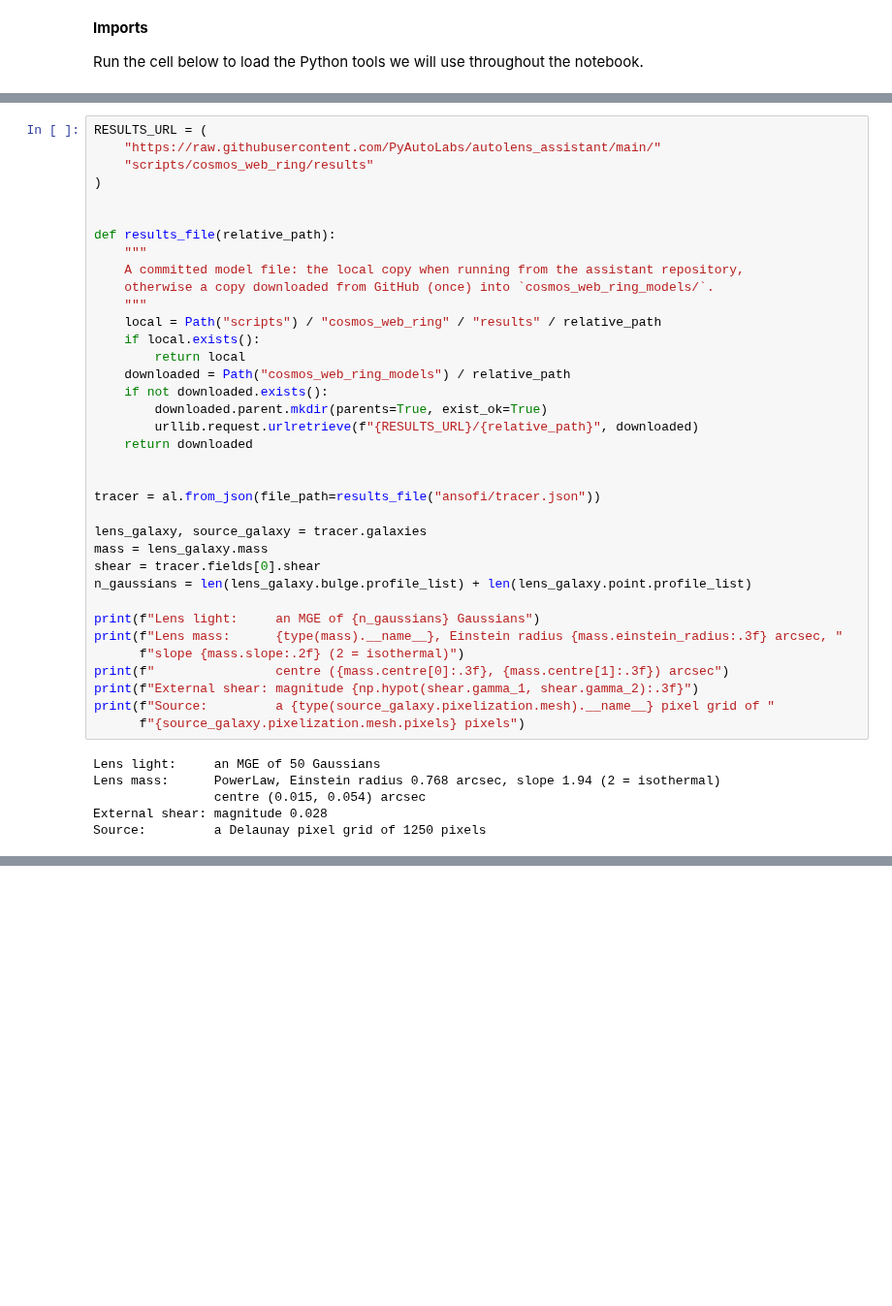
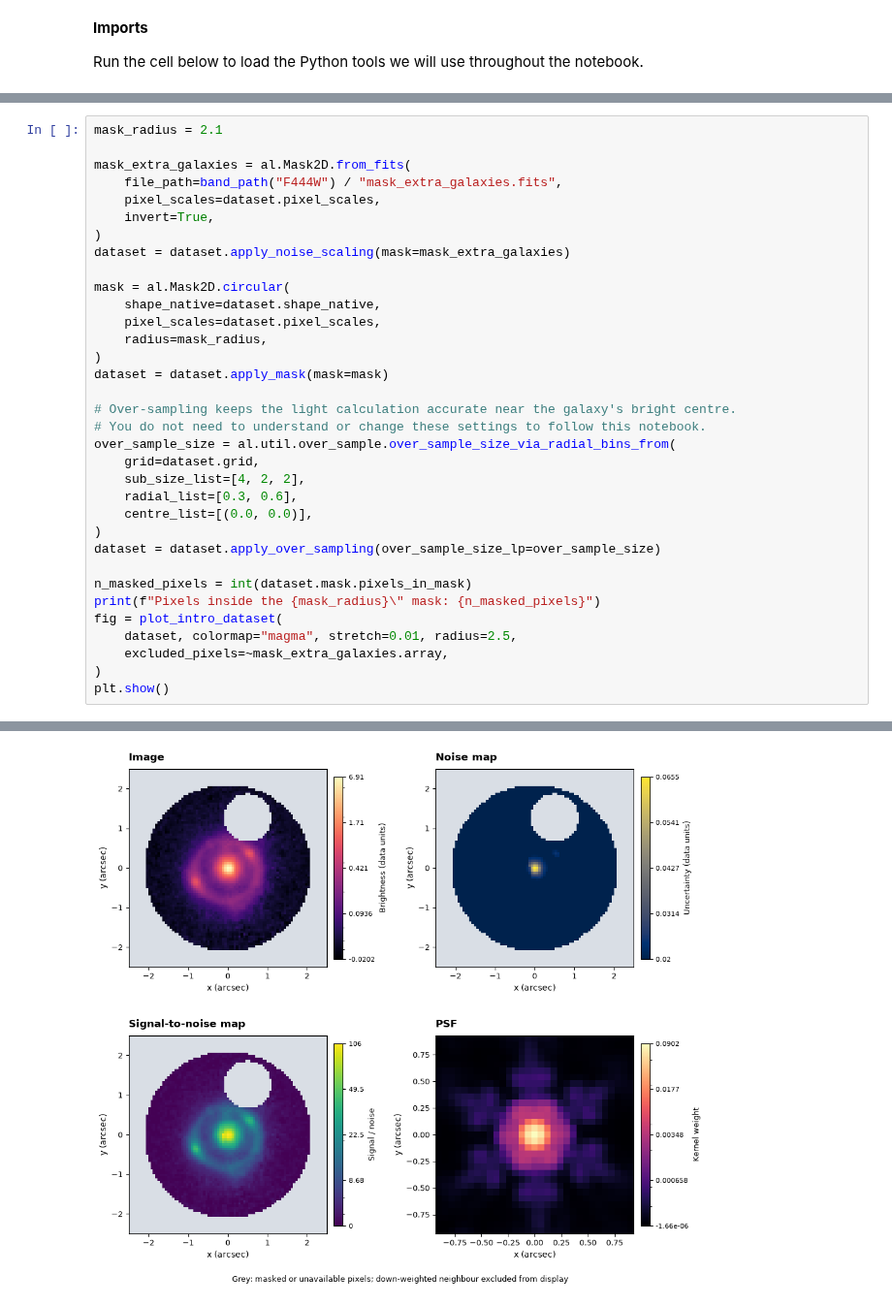
Before and after one commit to PyAutoLabs/autolens_assistant, a Jupyter notebook: docs/colab/cosmos_web_ring_colab.ipynb, the cells around one changed output, grey strips where cells are left out. Shown at 97% size. Cells and saved outputs as stored; diff of their text form; blank space fills up the shorter version.

```diff
--- a/docs/colab/cosmos_web_ring_colab.ipynb
+++ b/docs/colab/cosmos_web_ring_colab.ipynb
@@ -326,42 +367,35 @@ measurements. In Colab, the cell first downloads the model files from GitHub.
-# %%
-RESULTS_URL = (
-    "https://raw.githubusercontent.com/PyAutoLabs/autolens_assistant/main/"
-    "scripts/cosmos_web_ring/results"
-)
-
-
-def results_file(relative_path):
-    """
-    A committed model file: the local copy when running from the assistant repository,
-    otherwise a copy downloaded from GitHub (once) into `cosmos_web_ring_models/`.
-    """
-    local = Path("scripts") / "cosmos_web_ring" / "results" / relative_path
-    if local.exists():
-        return local
-    downloaded = Path("cosmos_web_ring_models") / relative_path
-    if not downloaded.exists():
-        downloaded.parent.mkdir(parents=True, exist_ok=True)
-        urllib.request.urlretrieve(f"{RESULTS_URL}/{relative_path}", downloaded)
-    return downloaded
-
-
-tracer = al.from_json(file_path=results_file("ansofi/tracer.json"))
-
-lens_galaxy, source_galaxy = tracer.galaxies
-mass = lens_galaxy.mass
-shear = tracer.fields[0].shear
-n_gaussians = len(lens_galaxy.bulge.profile_list) + len(lens_galaxy.point.profile_list)
-
-print(f"Lens light:     an MGE of {n_gaussians} Gaussians")
-print(f"Lens mass:      {type(mass).__name__}, Einstein radius {mass.einstein_radius:.3f} arcsec, "
-      f"slope {mass.slope:.2f} (2 = isothermal)")
-print(f"                centre ({mass.centre[0]:.3f}, {mass.centre[1]:.3f}) arcsec")
-print(f"External shear: magnitude {np.hypot(shear.gamma_1, shear.gamma_2):.3f}")
-print(f"Source:         a {type(source_galaxy.pixelization.mesh).__name__} pixel grid of "
-      f"{source_galaxy.pixelization.mesh.pixels} pixels")
-# %% [output]
-Lens light:     an MGE of 50 Gaussians
-Lens mass:      PowerLaw, Einstein radius 0.768 arcsec, slope 1.94 (2 = isothermal)
-                centre (0.015, 0.054) arcsec
-External shear: magnitude 0.028
-Source:         a Delaunay pixel grid of 1250 pixels
+# %%
+mask_radius = 2.1
+
+mask_extra_galaxies = al.Mask2D.from_fits(
+    file_path=band_path("F444W") / "mask_extra_galaxies.fits",
+    pixel_scales=dataset.pixel_scales,
+    invert=True,
+)
+dataset = dataset.apply_noise_scaling(mask=mask_extra_galaxies)
+
+mask = al.Mask2D.circular(
+    shape_native=dataset.shape_native,
+    pixel_scales=dataset.pixel_scales,
+    radius=mask_radius,
+)
+dataset = dataset.apply_mask(mask=mask)
+
+# Over-sampling keeps the light calculation accurate near the galaxy's bright centre.
+# You do not need to understand or change these settings to follow this notebook.
+over_sample_size = al.util.over_sample.over_sample_size_via_radial_bins_from(
+    grid=dataset.grid,
+    sub_size_list=[4, 2, 2],
+    radial_list=[0.3, 0.6],
+    centre_list=[(0.0, 0.0)],
+)
+dataset = dataset.apply_over_sampling(over_sample_size_lp=over_sample_size)
+
+n_masked_pixels = int(dataset.mask.pixels_in_mask)
+print(f"Pixels inside the {mask_radius}\" mask: {n_masked_pixels}")
+fig = plot_intro_dataset(
+    dataset, colormap="magma", stretch=0.01, radius=2.5,
+    excluded_pixels=~mask_extra_galaxies.array,
+)
+plt.show()
+# %% [output]
@@ -367,0 +405 @@ Source:         a Delaunay pixel grid of 1250 pixels
+[figure, added]
```
Also changed, not shown: parts of 21 cells of this notebook, 10 other files.
